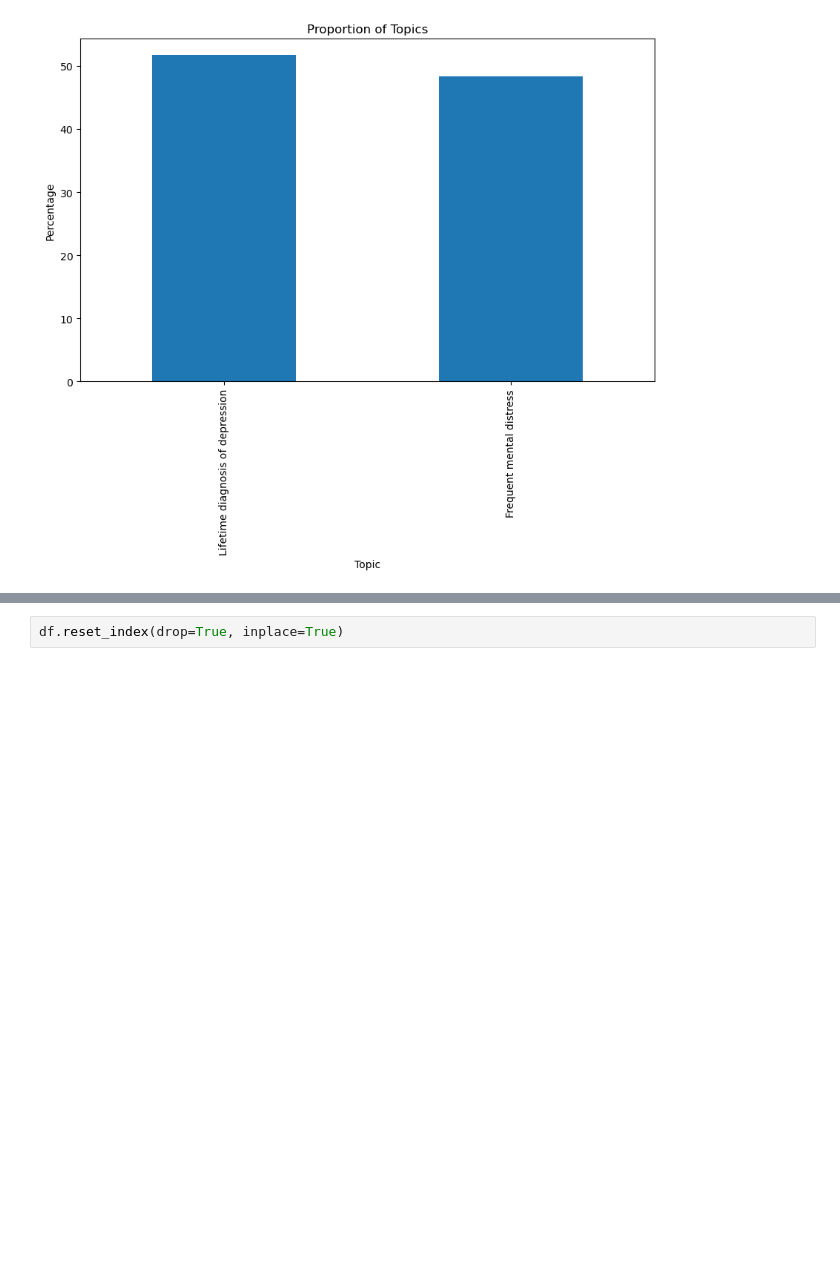
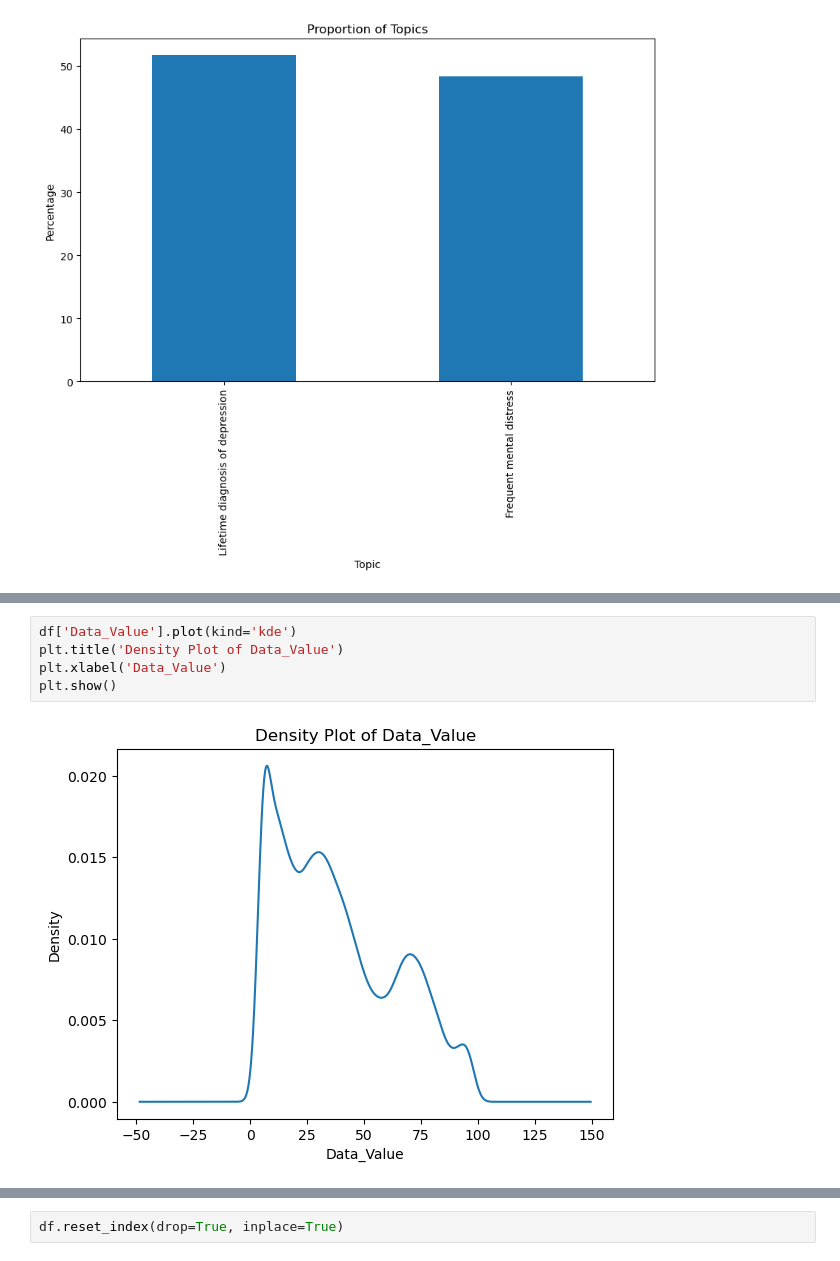
Before and after one commit to sonaaki/Springboard, a Jupyter notebook: Capstone_Two_02_data_wrangling.ipynb, the cells around one changed output, grey strips where cells are left out. Cells and saved outputs as stored; diff of their text form; blank space fills up the shorter version.

```diff
--- a/Capstone_Two_02_data_wrangling.ipynb
+++ b/Capstone_Two_02_data_wrangling.ipynb
@@ -416,0 +467,7 @@ plt.show()
+# %%
+df['Data_Value'].plot(kind='kde')
+plt.title('Density Plot of Data_Value')
+plt.xlabel('Data_Value')
+plt.show()
+# %% [output]
+[figure, added]
```
Also changed, not shown: parts of 5 cells of this notebook.
